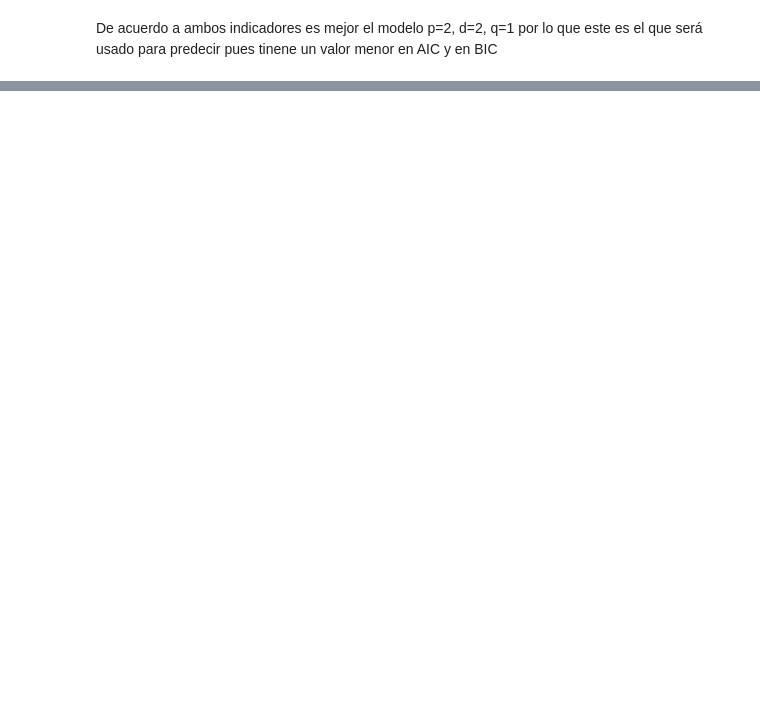
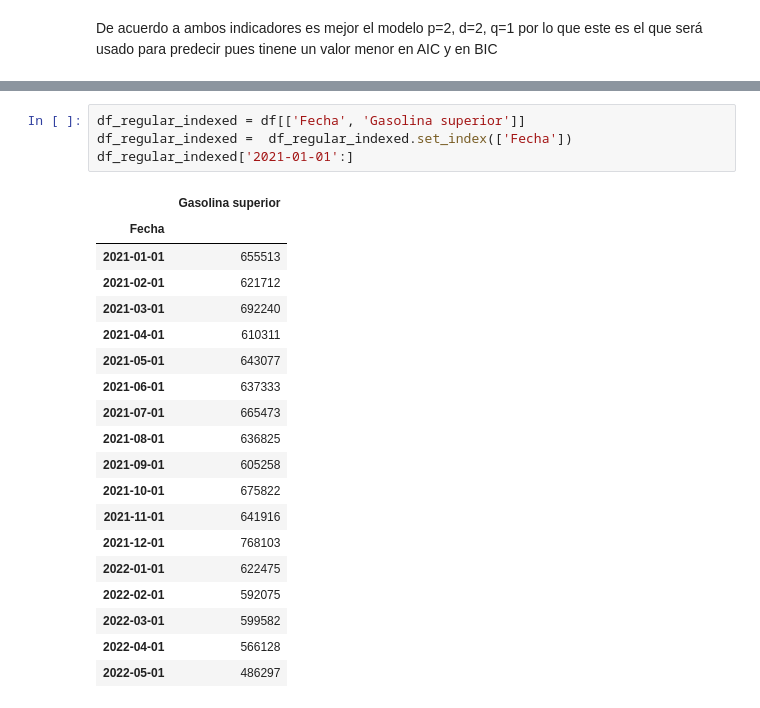
Before and after one commit to andreamalin/HDT2_DS, a Jupyter notebook: main.ipynb, the cells around one changed output, grey strips where cells are left out. Cells and saved outputs as stored; diff of their text form; blank space fills up the shorter version.

```diff
--- a/main.ipynb
+++ b/main.ipynb
@@ -307,0 +486,24 @@ De acuerdo a ambos indicadores es mejor el modelo p=2, d=2, q=1 por lo que este
+# %%
+df_regular_indexed = df[['Fecha', 'Gasolina superior']]
+df_regular_indexed =  df_regular_indexed.set_index(['Fecha'])
+df_regular_indexed['2021-01-01':]
+# %% [output]
+|  | Gasolina superior |
+| Fecha |  |
+| 2021-01-01 | 655513 |
+| 2021-02-01 | 621712 |
+| 2021-03-01 | 692240 |
+| 2021-04-01 | 610311 |
+| 2021-05-01 | 643077 |
+| 2021-06-01 | 637333 |
+| 2021-07-01 | 665473 |
+| 2021-08-01 | 636825 |
+| 2021-09-01 | 605258 |
+| 2021-10-01 | 675822 |
+| 2021-11-01 | 641916 |
+| 2021-12-01 | 768103 |
+| 2022-01-01 | 622475 |
+| 2022-02-01 | 592075 |
+| 2022-03-01 | 599582 |
+| 2022-04-01 | 566128 |
+| 2022-05-01 | 486297 |
```
Also changed, not shown: parts of 37 cells of this notebook.
